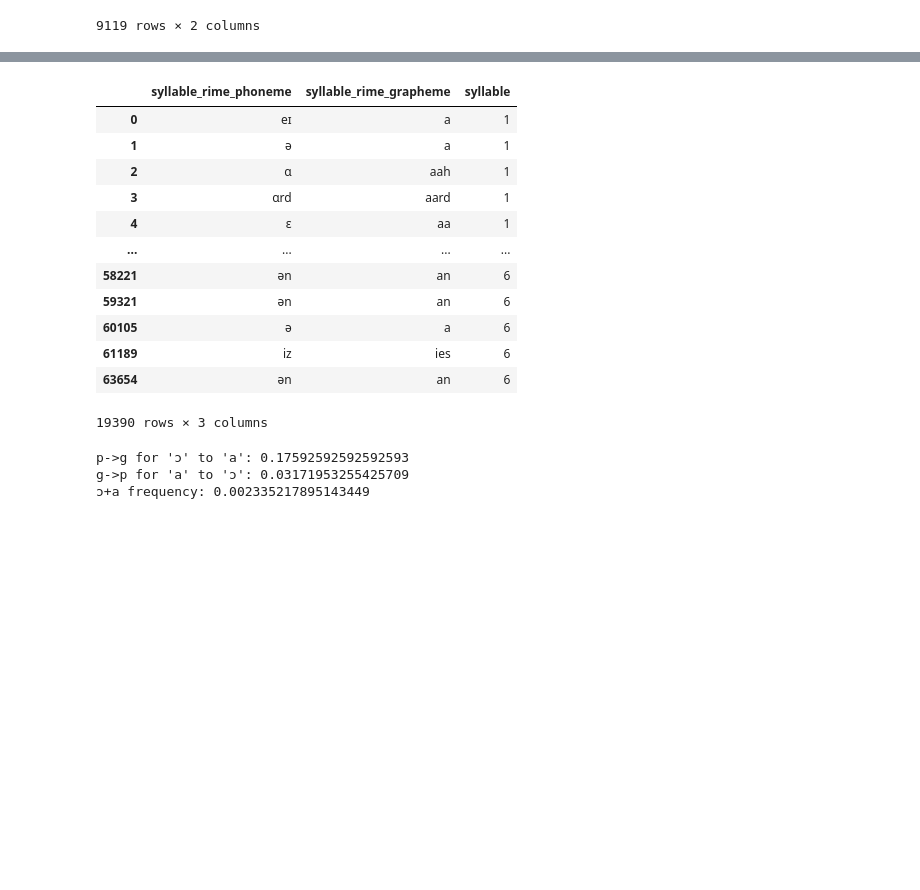
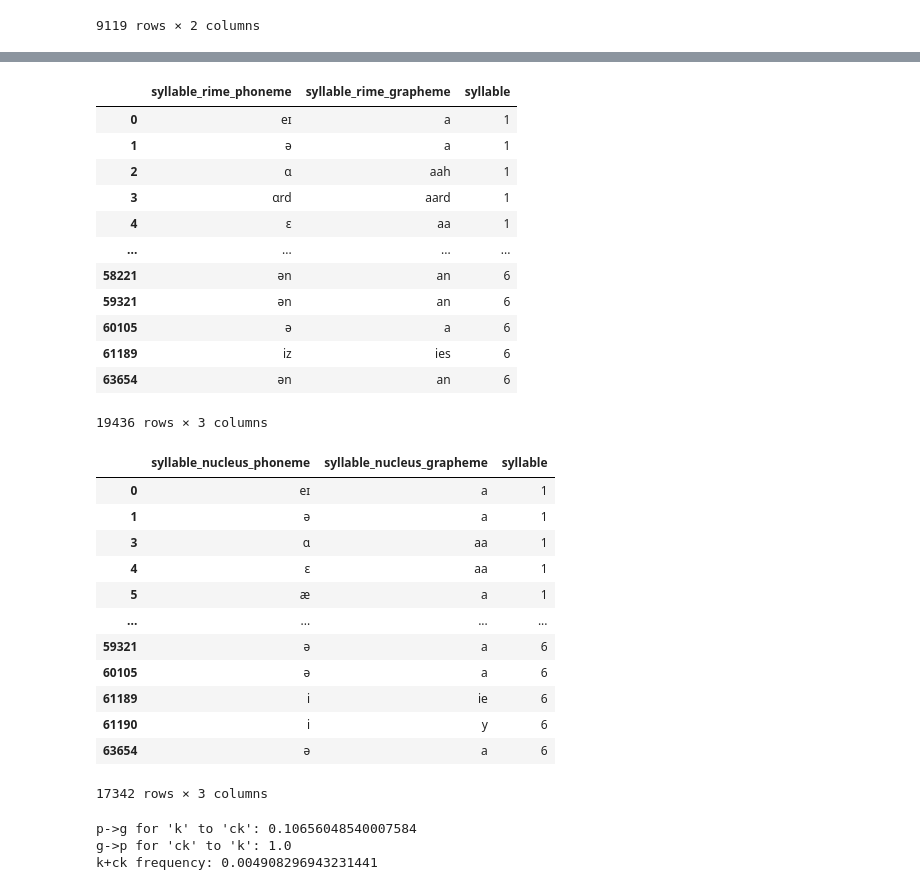
Before and after one commit to r-bellary/NTR, a Jupyter notebook: pg_toolkit.ipynb, the cells around one changed output, grey strips where cells are left out. Saved outputs shown, nothing was run; the diff lists cells and outputs as text; code cells hidden in the pictures; blank space fills up the shorter version.

```diff
--- a/pg_toolkit.ipynb
+++ b/pg_toolkit.ipynb
@@ -685,16 +819,16 @@ syllable_onset_pg_df
 # %%
 syllable_rime_pg_df = pd.DataFrame()
 
-syllable_onset_grapheme_phoneme_cols = {1: {'syllable1_rime_g':'syllable1_rime_p'},
-                                        2: {'syllable2_rime_g':'syllable2_rime_p'},
-                                        3: {'syllable3_rime_g':'syllable3_rime_p'},
-                                        4: {'syllable4_rime_g':'syllable4_rime_p'},
-                                        5: {'syllable5_rime_g':'syllable5_rime_p'},
-                                        6: {'syllable6_rime_g':'syllable6_rime_p'}}
+syllable_rime_grapheme_phoneme_cols = {1: {'syllable1_rime_g':'syllable1_rime_p'},
+                                       2: {'syllable2_rime_g':'syllable2_rime_p'},
+                                       3: {'syllable3_rime_g':'syllable3_rime_p'},
+                                       4: {'syllable4_rime_g':'syllable4_rime_p'},
+                                       5: {'syllable5_rime_g':'syllable5_rime_p'},
+                                       6: {'syllable6_rime_g':'syllable6_rime_p'}}
 
 all_phonemes, all_graphemes, syllables_count = [], [], []
-for syllable_num in syllable_onset_grapheme_phoneme_cols.keys():
-    curr_phonemes, curr_graphemes = extract_phoneme_and_grapheme_values(syllable_onset_grapheme_phoneme_cols[syllable_num])
+for syllable_num in syllable_rime_grapheme_phoneme_cols.keys():
+    curr_phonemes, curr_graphemes = extract_phoneme_and_grapheme_values(syllable_rime_grapheme_phoneme_cols[syllable_num])
     curr_syllables_count = [syllable_num] * len(curr_phonemes)
     all_phonemes += curr_phonemes
     all_graphemes += curr_graphemes
@@ -719,30 +853,75 @@ syllable_rime_pg_df
 | 60105 | ə | a | 6 |
 | 61189 | iz | ies | 6 |
 | 63654 | ən | an | 6 |
-19390 rows × 3 columns
+19436 rows × 3 columns
+# %%
+syllable_nucleus_pg_df = pd.DataFrame()
+
+syllable_nucleus_grapheme_phoneme_cols = {1: {'syllable1_nucleus_g':'syllable1_nucleus_p'},
+                                          2: {'syllable2_nucleus_g':'syllable2_nucleus_p'},
+                                          3: {'syllable3_nucleus_g':'syllable3_nucleus_p'},
+                                          4: {'syllable4_nucleus_g':'syllable4_nucleus_p'},
+                                          5: {'syllable5_nucleus_g':'syllable5_nucleus_p'},
+                                          6: {'syllable6_nucleus_g':'syllable6_nucleus_p'}}
+
+all_phonemes, all_graphemes, syllables_count = [], [], []
+for syllable_num in syllable_nucleus_grapheme_phoneme_cols.keys():
+    curr_phonemes, curr_graphemes = extract_phoneme_and_grapheme_values(syllable_nucleus_grapheme_phoneme_cols[syllable_num])
+    curr_syllables_count = [syllable_num] * len(curr_phonemes)
+    all_phonemes += curr_phonemes
+    all_graphemes += curr_graphemes
+    syllables_count += curr_syllables_count
+
+syllable_nucleus_pg_df['syllable_nucleus_phoneme'] = all_phonemes
+syllable_nucleus_pg_df['syllable_nucleus_grapheme'] = all_graphemes
+syllable_nucleus_pg_df['syllable'] = syllables_count
+syllable_nucleus_pg_df = syllable_nucleus_pg_df.dropna()
+
+syllable_nucleus_pg_df
+# %% [output]
+|  | syllable_nucleus_phoneme | syllable_nucleus_grapheme | syllable |
+| 0 | eɪ | a | 1 |
+| 1 | ə | a | 1 |
+| 3 | ɑ | aa | 1 |
+| 4 | ɛ | aa | 1 |
+| 5 | æ | a | 1 |
+| ... | ... | ... | ... |
+| 59321 | ə | a | 6 |
+| 60105 | ə | a | 6 |
+| 61189 | i | ie | 6 |
+| 61190 | i | y | 6 |
+| 63654 | ə | a | 6 |
+17342 rows × 3 columns
 # %%
+# calculates conditional probability of grapheme given phoneme
 def conditional_prob_p_to_g(p, g):
     p_g_instances = len((pg_df.loc[(pg_df['phoneme'] == p) & (pg_df['grapheme'] == g)]).index)
     p_instances = len((pg_df.loc[(pg_df['phoneme'] == p)]).index)
     return p_g_instances / p_instances
 
+# calculates conditional probability of phoneme given grapheme
 def conditional_prob_g_to_p(g, p):
     p_g_instances = len((pg_df.loc[(pg_df['phoneme'] == p) & (pg_df['grapheme'] == g)]).index)
     g_instances = len((pg_df.loc[(pg_df['grapheme'] == g)]).index)
     return p_g_instances / g_instances
 
+# calculates frequency of phoneme+grapheme
 def p_plus_g_frequency(p, g):
     p_g_instances = len((pg_df.loc[(pg_df['phoneme'] == p) & (pg_df['grapheme'] == g)]).index)
     all_instances = len(pg_df.index)
     return p_g_instances / all_instances
 
-print("p->g for 'ɔ' to 'a':", conditional_prob_p_to_g('ɔ', 'a'))
-print("g->p for 'a' to 'ɔ':", conditional_prob_g_to_p('a', 'ɔ'))
-print("ɔ+a frequency:", p_plus_g_frequency('ɔ', 'a'))
+# print("p->g for 'ɔ' to 'a':", conditional_prob_p_to_g('ɔ', 'a'))
+# print("g->p for 'a' to 'ɔ':", conditional_prob_g_to_p('a', 'ɔ'))
+# print("ɔ+a frequency:", p_plus_g_frequency('ɔ', 'a'))
+
+print("p->g for 'k' to 'ck':", conditional_prob_p_to_g('k', 'ck'))
+print("g->p for 'ck' to 'k':", conditional_prob_g_to_p('ck', 'k'))
+print("k+ck frequency:", p_plus_g_frequency('k', 'ck'))
 # %% [output]
-p->g for 'ɔ' to 'a': 0.17592592592592593
-g->p for 'a' to 'ɔ': 0.03171953255425709
-ɔ+a frequency: 0.002335217895143449
+p->g for 'k' to 'ck': 0.10656048540007584
+g->p for 'ck' to 'k': 1.0
+k+ck frequency: 0.004908296943231441
 # %%
 # ONSET CONDITIONAL PROBABILITIES
 def onset_conditional_prob_p_to_g(p, g, option): # options: first_syllable_only, all_syllables, non_first_syllable
```
Also changed, not shown: parts of 19 cells of this notebook.
